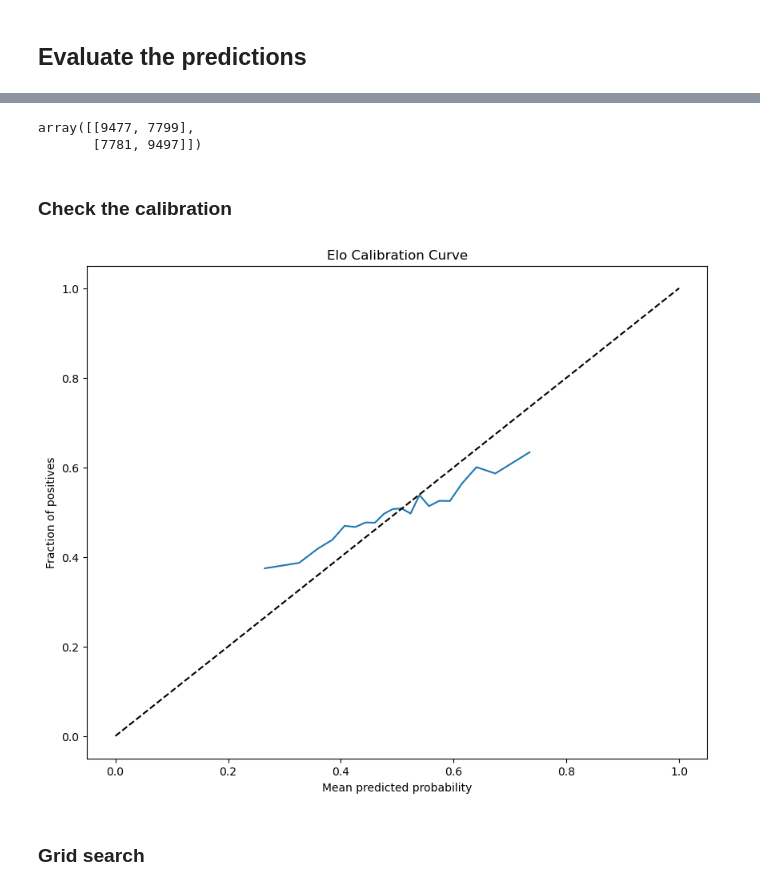
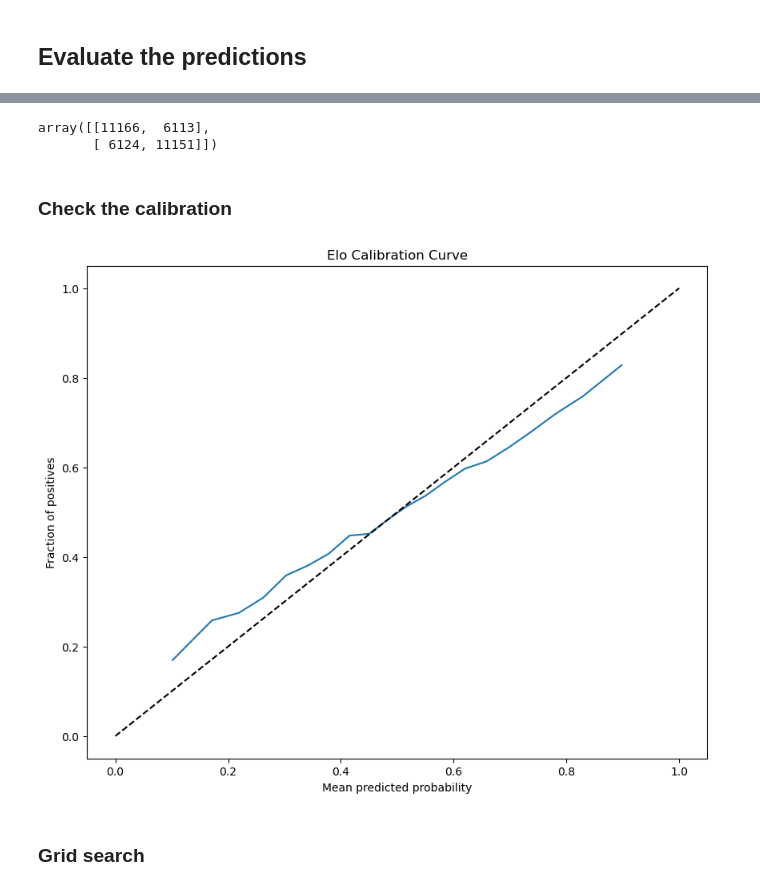
Before and after one commit to blam3/summer-2025-elo-for-nba, a Jupyter notebook: notebooks/10_elo_regression.ipynb, the cells around one changed output, grey strips where cells are left out. Cells and saved outputs as stored; diff of their text form; code cells hidden in the pictures.

Commit message:
Running and testing models on training sets

```diff
--- a/notebooks/10_elo_regression.ipynb
+++ b/notebooks/10_elo_regression.ipynb
@@ -25,7 +52,6 @@ Python 3.12.10 | packaged by conda-forge | (main, Apr 10 2025, 22:19:24) [Clang
 # %%
 # import data
-train_set = pd.read_csv("../data/processed/train_set.csv")
-train_set = pd.DataFrame(train_set)
+train_set = pl.read_csv("../data/processed/train_set.csv", try_parse_dates=True)
+#train_set['date_game'] = pd.to_datetime(train_set['date_game'])
 
-train_set['date_game'] = pd.to_datetime(train_set['date_game'])
-#train_set.set_index('game_date', inplace=True)
+train_set = train_set.with_columns((24 * 60 * 60 * pl.col('date_game').cast(pl.Int64)).alias('t'))
@@ -49,4 +58,9 @@ Index(['date_game', 'game_id', 'team_id_main', 'team_abbreviation_main',
 # %%
+train_set = train_set.with_columns(
+    (pl.col('pts_main') > pl.col('pts_opp')).cast(pl.Int8).alias('result')
+)
+train_set.head()
+
 # Create dummy variables
-dummy_cols = pd.get_dummies(train_set['wl_main'])
-train_set['wl_main'] = dummy_cols['W'].astype(int)
+# dummy_cols = pd.get_dummies(train_set['wl_main'])
+# train_set['wl_main'] = dummy_cols['W'].astype(int)
@@ -67,16 +90,15 @@ all_predictors = ['fgm_main', 'fga_main', 'fg_pct_main',
        'stl_main', 'blk_main', 'tov_main', 'pf_main', 'pts_main',
        'plus_minus_main', 'is_playoffs']
 # %%
-# Input DataFrame with sorted index of timestamps
-# and columns entity_1 | entity_2 | score | home
-# where score = 1 if player_1 won and score = 0 if
-# player_2 won.
+# Fit Elo regression
 estimator = EloEstimator(
     k_factor=20,
+    beta=200,
     default_init_rating=1505,
     entity_cols=("team_abbreviation_main", "team_abbreviation_opp"),
-    score_col="wl_main",
-    date_col="date_game",
+    score_col="result",
+    date_col="t",
+    track_rating_history=True,
     # Set k-factor/step-size to 1 for the home advantage regressor
     additional_regressors=[Regressor(name=p, k_factor=1, penalty="l1", lambda_reg=0.4) for p in all_predictors]
 )
@@ -159,26 +143,26 @@ Validation set log-loss: 0.6916
 # %%
-confusion_matrix(train_set['wl_main'], y_val_pred.round())
+confusion_matrix(train_set['result'], y_val_pred.round())
 # %% [output]
-array([[9477, 7799],
-       [7781, 9497]])
+array([[11166,  6113],
+       [ 6124, 11151]])
 # %% [markdown]
 ### Check the calibration
 # %%
-prob_true, prob_pred = calibration_curve(train_set['wl_main'], y_val_pred, n_bins=20, strategy='quantile')
+prob_true, prob_pred = calibration_curve(train_set['result'], y_val_pred, n_bins=20, strategy='quantile')
 
 fig, ax = plt.subplots(figsize=(10, 8))
 
 ax.plot(prob_pred, prob_true)
 ax.plot([0, 1], [0, 1], color='black', linestyle='--')
 ax.set(
     title='Elo Calibration Curve',
     xlabel='Mean predicted probability',
     ylabel='Fraction of positives',
 )
 
 plt.show()
 # %% [output]
-[figure, old version]
+[figure, new version]
 # %% [markdown]
 ### Grid search
 # %%
```
Also changed, not shown: parts of 15 cells of this notebook, 4 other files.
